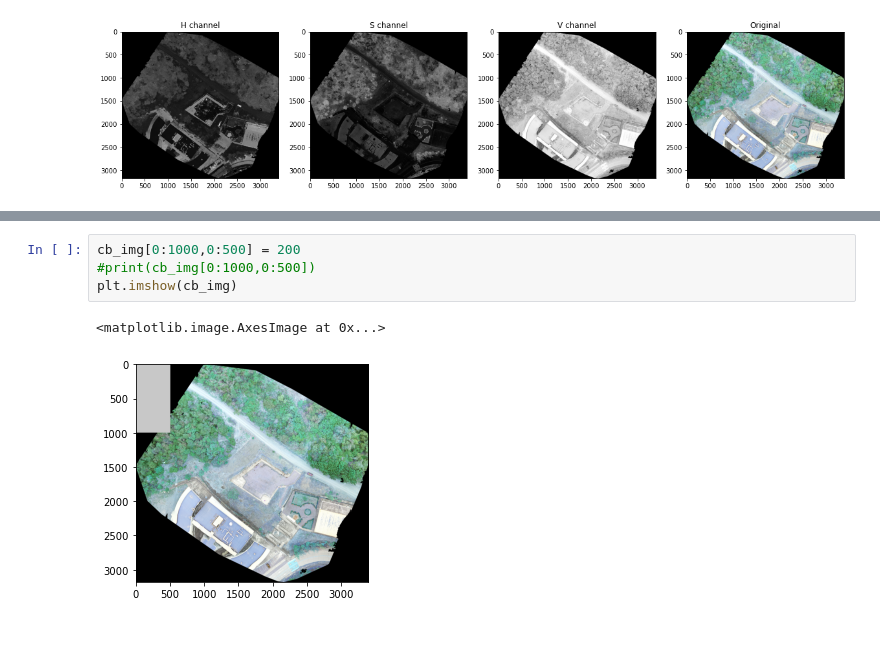
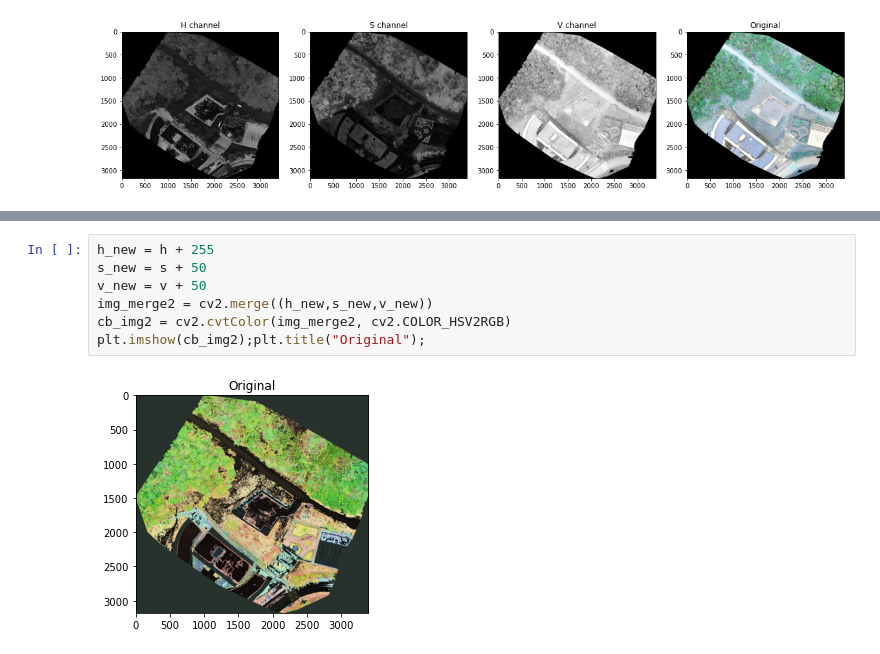
Before and after one commit to UDannyf/GeoProject, a Jupyter notebook: Notebooks/3_Imagen.ipynb, the cells around one changed output, grey strips where cells are left out. Saved outputs shown, nothing was run; the diff lists cells and outputs as text.

```diff
--- a/Notebooks/DeepForest.ipynb
+++ b/Notebooks/3_Imagen.ipynb
@@ -71,7 +45,9 @@ print(cb_img[0,0])
-# %%
-cb_img[0:1000,0:500] = 200
-#print(cb_img[0:1000,0:500])
-plt.imshow(cb_img)
-# %% [output]
-<matplotlib.image.AxesImage at 0x...>
-[figure, removed]
+# %%
+h_new = h + 255
+s_new = s + 50
+v_new = v + 50
+img_merge2 = cv2.merge((h_new,s_new,v_new))
+cb_img2 = cv2.cvtColor(img_merge2, cv2.COLOR_HSV2RGB)
+plt.imshow(cb_img2);plt.title("Original");
+# %% [output]
+[figure, added]
```
Also changed, not shown: parts of 7 cells of this notebook, 12 other files.
